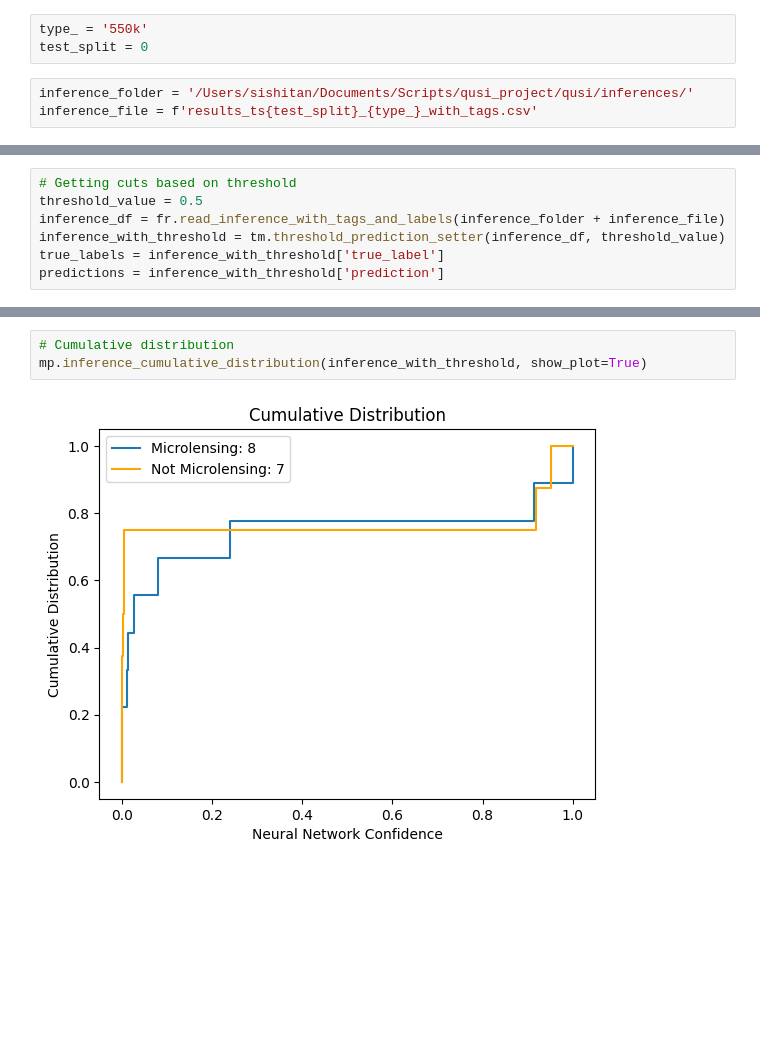
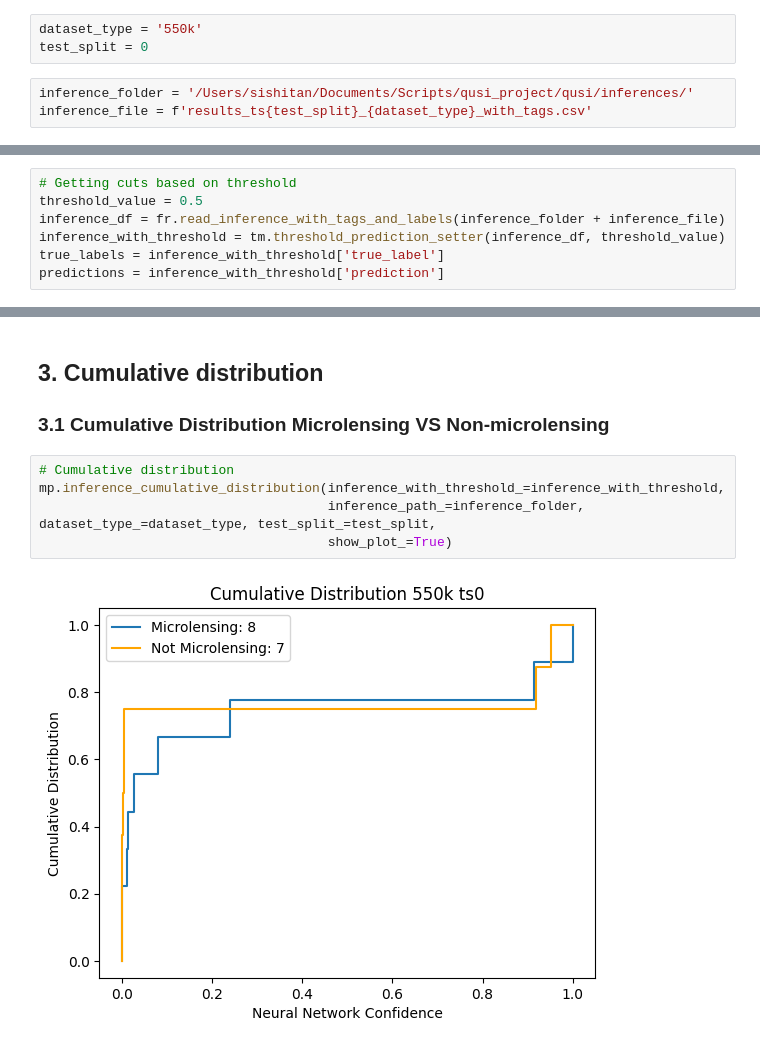
Before and after one commit to stelais/tiana, a Jupyter notebook: metrics_plotter/metrics_note.ipynb, the cells around one changed output, grey strips where cells are left out. Cells and saved outputs as stored; diff of their text form; blank space fills up the shorter version.

```diff
--- a/metrics_plotter/metrics_note.ipynb
+++ b/metrics_plotter/metrics_note.ipynb
@@ -8,6 +15,6 @@ import metrics_plotting as mp
 # %%
-type_ = '550k'
+dataset_type = '550k'
 test_split = 0
 # %%
 inference_folder = '/Users/sishitan/Documents/Scripts/qusi_project/qusi/inferences/'
-inference_file = f'results_ts{test_split}_{type_}_with_tags.csv'
+inference_file = f'results_ts{test_split}_{dataset_type}_with_tags.csv'
@@ -42,8 +63,13 @@ True Positives:  2
 False Positives:  2
 True Negatives:  5
 False Negatives:  6
+# %% [markdown]
+## 3. Cumulative distribution
+### 3.1 Cumulative Distribution Microlensing VS Non-microlensing
 # %%
 # Cumulative distribution
-mp.inference_cumulative_distribution(inference_with_threshold, show_plot=True)
+mp.inference_cumulative_distribution(inference_with_threshold_=inference_with_threshold,
+                                     inference_path_=inference_folder, dataset_type_=dataset_type, test_split_=test_split,
+                                     show_plot_=True)
 # %% [output]
-[figure, old version]
+[figure, new version]
```
Also changed, not shown: parts of 12 cells of this notebook, 3 other files.
